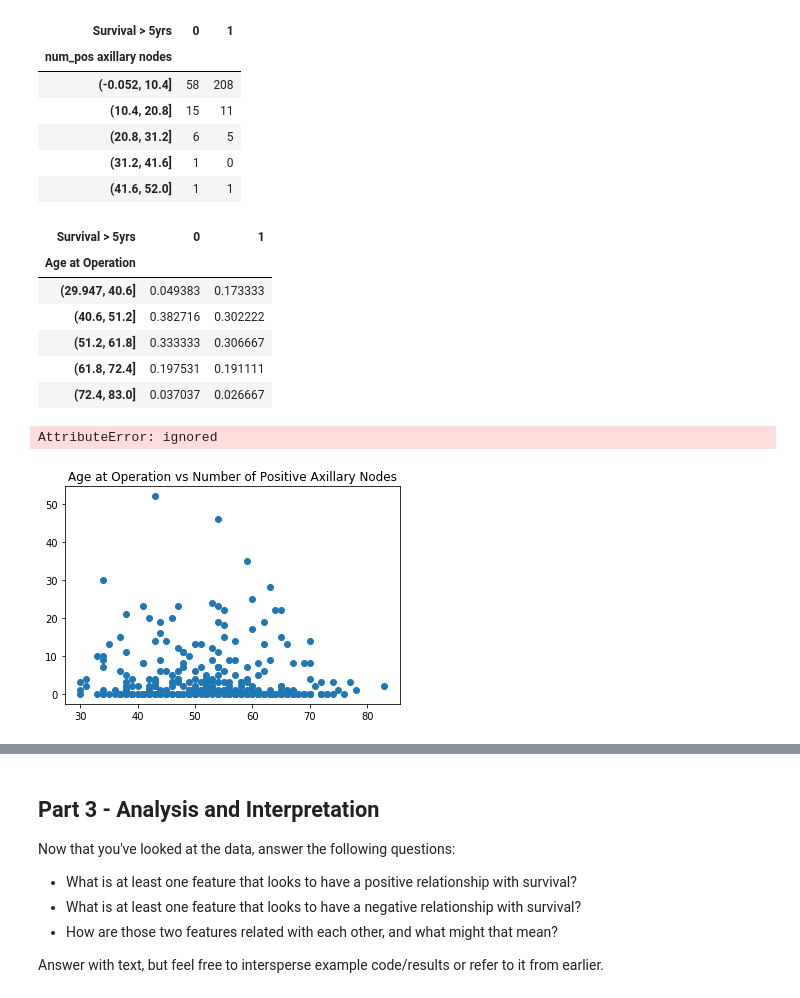
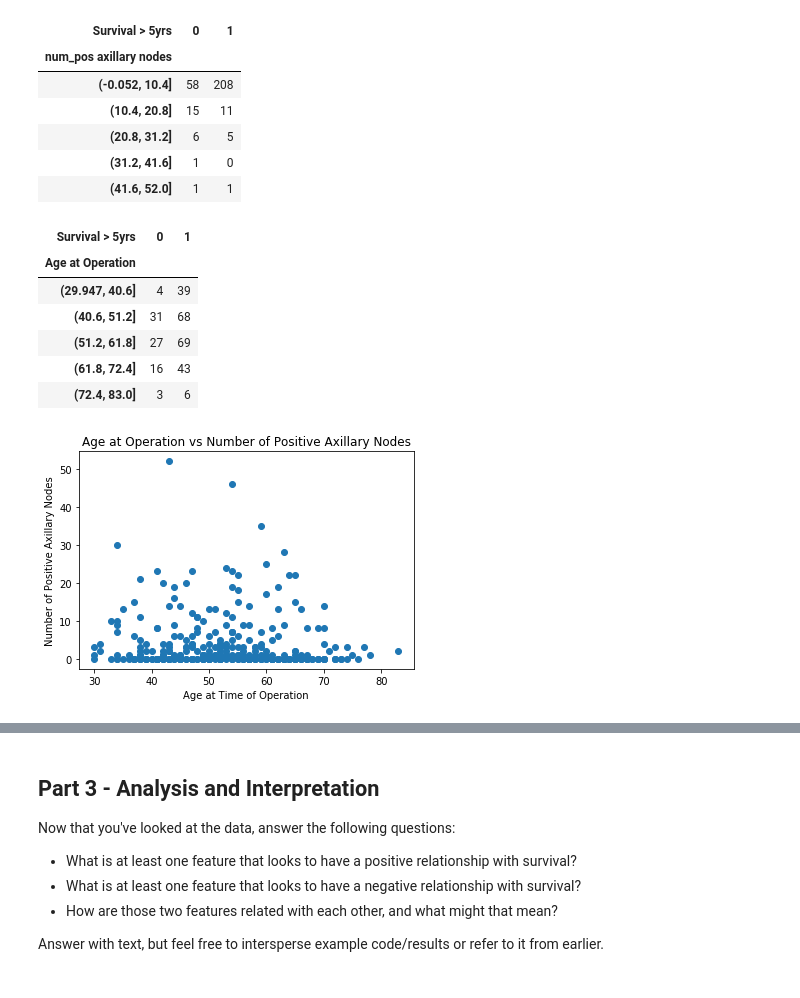
Before and after one commit to AndrewMarksArt/CS_Python_HW, a Jupyter notebook: DS_Unit_1_Sprint_Challenge_1.ipynb, the cells around one changed output, grey strips where cells are left out. Saved outputs shown, nothing was run; the diff lists cells and outputs as text; code cells hidden in the pictures.

```diff
--- a/DS_Unit_1_Sprint_Challenge_1.ipynb
+++ b/DS_Unit_1_Sprint_Challenge_1.ipynb
@@ -95,7 +95,7 @@ Survival                  int64
 dtype: object
 # %%
-df['Survival'] = np.where(df['Survival'] == 1, 1, 0)
-df['Survival'].head()
+df['Survival > 5yrs'] = np.where(df['Survival > 5yrs'] == 1, 1, 0)
+df['Survival > 5yrs'].head()
 # %% [output]
 0    1
 1    1
@@ -167,19 +146,20 @@ pd.crosstab(node_bins, df['Survival > 5yrs'])
 | (31.2, 41.6] | 1 | 0 |
 | (41.6, 52.0] | 1 | 1 |
 # %%
-pd.crosstab(age_bins, df['Survival > 5yrs'], normalize='columns')
+pd.crosstab(age_bins, df['Survival > 5yrs'])
 # %% [output]
 | Survival > 5yrs | 0 | 1 |
 | Age at Operation |  |  |
-| (29.947, 40.6] | 0.049383 | 0.173333 |
-| (40.6, 51.2] | 0.382716 | 0.302222 |
-| (51.2, 61.8] | 0.333333 | 0.306667 |
-| (61.8, 72.4] | 0.197531 | 0.191111 |
-| (72.4, 83.0] | 0.037037 | 0.026667 |
+| (29.947, 40.6] | 4 | 39 |
+| (40.6, 51.2] | 31 | 68 |
+| (51.2, 61.8] | 27 | 69 |
+| (61.8, 72.4] | 16 | 43 |
+| (72.4, 83.0] | 3 | 6 |
 # %%
 plt.scatter(df['Age at Operation'], df['num_pos axillary nodes'])
 plt.title("Age at Operation vs Number of Positive Axillary Nodes")
 plt.xlabel("Age at Time of Operation")
+plt.ylabel("Number of Positive Axillary Nodes")
+plt.show()
 # %% [output]
-AttributeError: ignored
-[figure, old version]
+[figure, new version]
```
Also changed, not shown: parts of 8 cells of this notebook.
